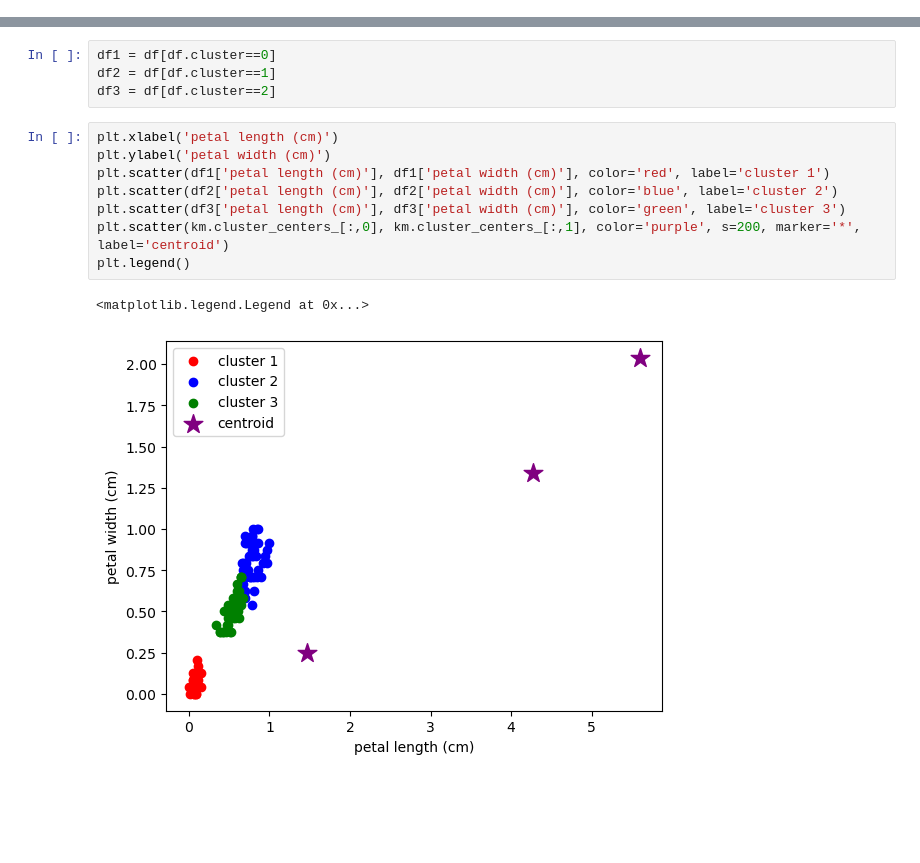
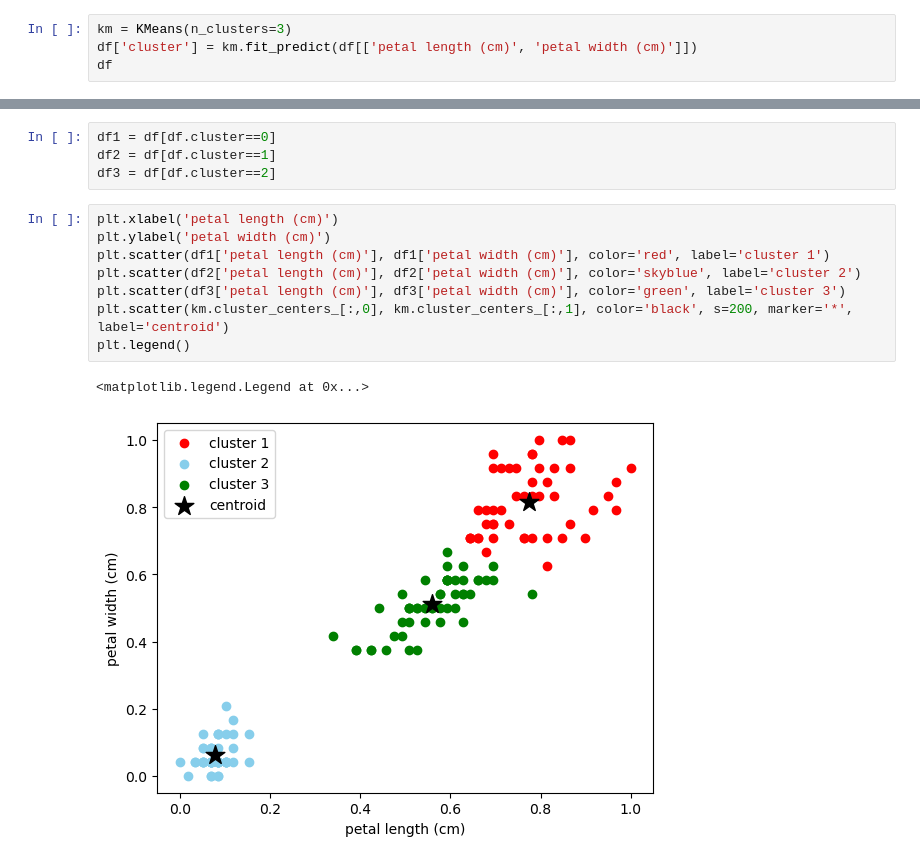
Before and after one commit to ParthManna/Machine_Learning, a Jupyter notebook: K Means Clustering/iris.ipynb, the cells around one changed output, grey strips where cells are left out. Cells and saved outputs as stored; diff of their text form; blank space fills up the shorter version.

Commit message:
add cluster

```diff
--- a/K Means Clustering/iris.ipynb
+++ b/K Means Clustering/iris.ipynb
@@ -162,3 +162,7 @@ df
 | 148 | 0.745763 | 0.916667 | 1 |
 | 149 | 0.694915 | 0.708333 | 1 |
 150 rows × 3 columns
+# %%
+km = KMeans(n_clusters=3)
+df['cluster'] = km.fit_predict(df[['petal length (cm)', 'petal width (cm)']])
+df
@@ -169,11 +187,11 @@ df3 = df[df.cluster==2]
 # %%
 plt.xlabel('petal length (cm)')
 plt.ylabel('petal width (cm)')
 plt.scatter(df1['petal length (cm)'], df1['petal width (cm)'], color='red', label='cluster 1')
-plt.scatter(df2['petal length (cm)'], df2['petal width (cm)'], color='blue', label='cluster 2')
+plt.scatter(df2['petal length (cm)'], df2['petal width (cm)'], color='skyblue', label='cluster 2')
 plt.scatter(df3['petal length (cm)'], df3['petal width (cm)'], color='green', label='cluster 3')
-plt.scatter(km.cluster_centers_[:,0], km.cluster_centers_[:,1], color='purple', s=200, marker='*', label='centroid')
+plt.scatter(km.cluster_centers_[:,0], km.cluster_centers_[:,1], color='black', s=200, marker='*', label='centroid')
 plt.legend()
 # %% [output]
 <matplotlib.legend.Legend at 0x...>
-[figure, old version]
+[figure, new version]
```
Also changed, not shown: parts of 1 cell of this notebook.
